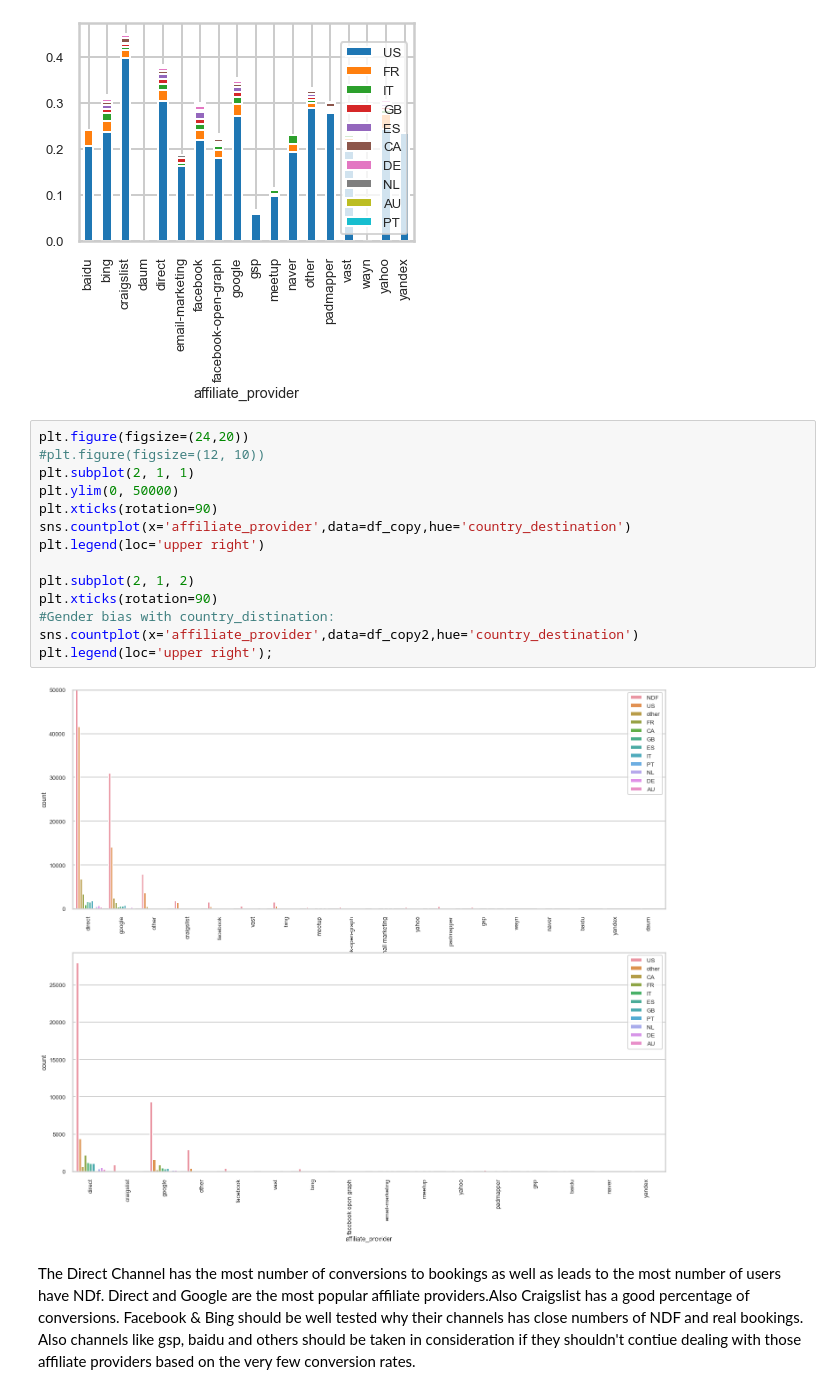
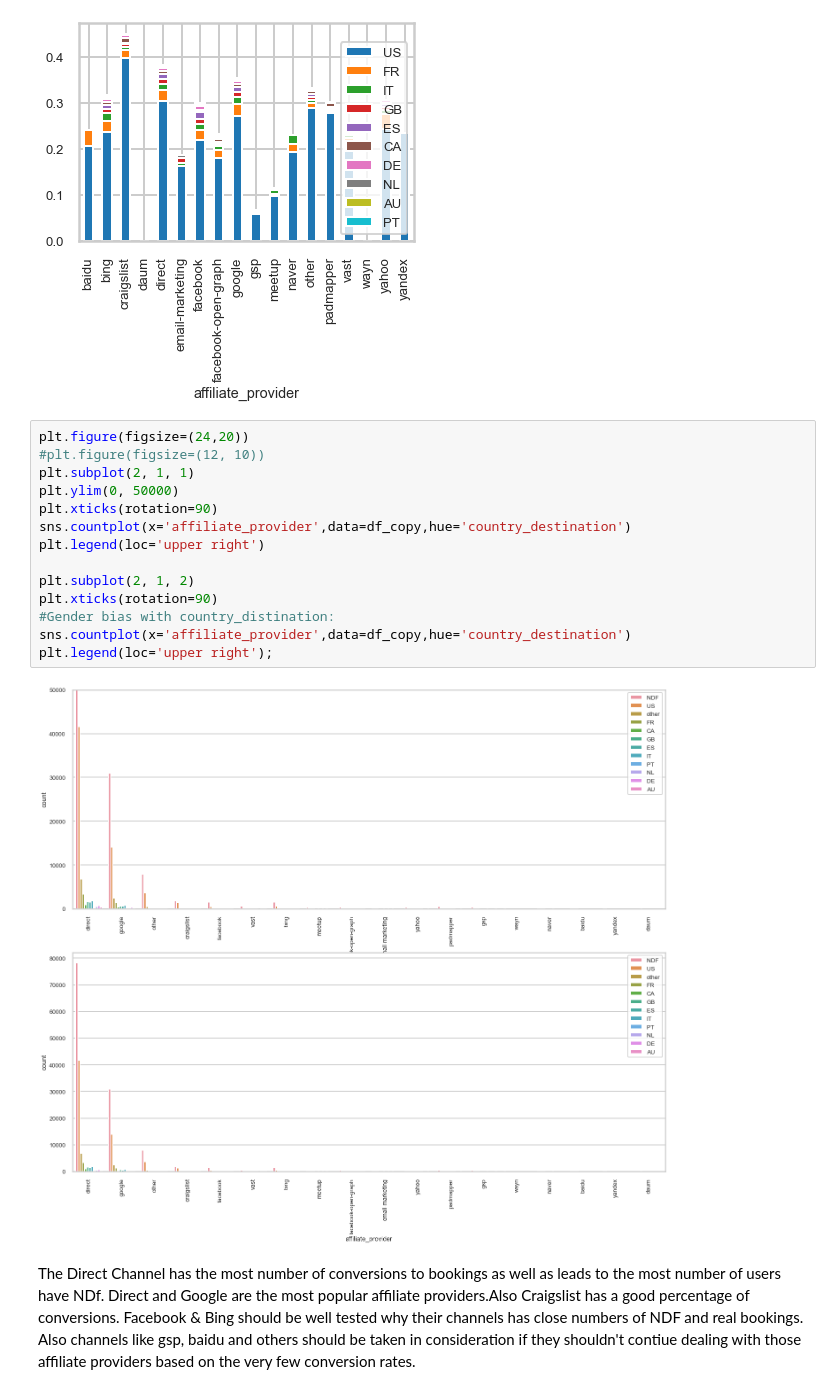
Before and after one commit to AyaAbulnasr/Airbnb, a Jupyter notebook: Airbnb New User Destination Bookings.ipynb, the cells around one changed output. Cells and saved outputs as stored; diff of their text form.

```diff
--- a/Airbnb New User Destination Bookings.ipynb
+++ b/Airbnb New User Destination Bookings.ipynb
@@ -588,19 +642,19 @@ plt.legend(loc='lower right');
 # %%
 plt.figure(figsize=(24,20))
 #plt.figure(figsize=(12, 10))
 plt.subplot(2, 1, 1)
 plt.ylim(0, 50000)
 plt.xticks(rotation=90)
 sns.countplot(x='affiliate_provider',data=df_copy,hue='country_destination')
 plt.legend(loc='upper right')
 
 plt.subplot(2, 1, 2)
 plt.xticks(rotation=90)
 #Gender bias with country_distination:
-sns.countplot(x='affiliate_provider',data=df_copy2,hue='country_destination')
+sns.countplot(x='affiliate_provider',data=df_copy,hue='country_destination')
 plt.legend(loc='upper right');
 # %% [output]
-[figure, old version]
+[figure, new version]
 # %% [markdown]
 
 The Direct Channel has the most number of conversions to bookings as well as leads to the most number of users have NDf.
```
Also changed, not shown: parts of 118 cells of this notebook.
